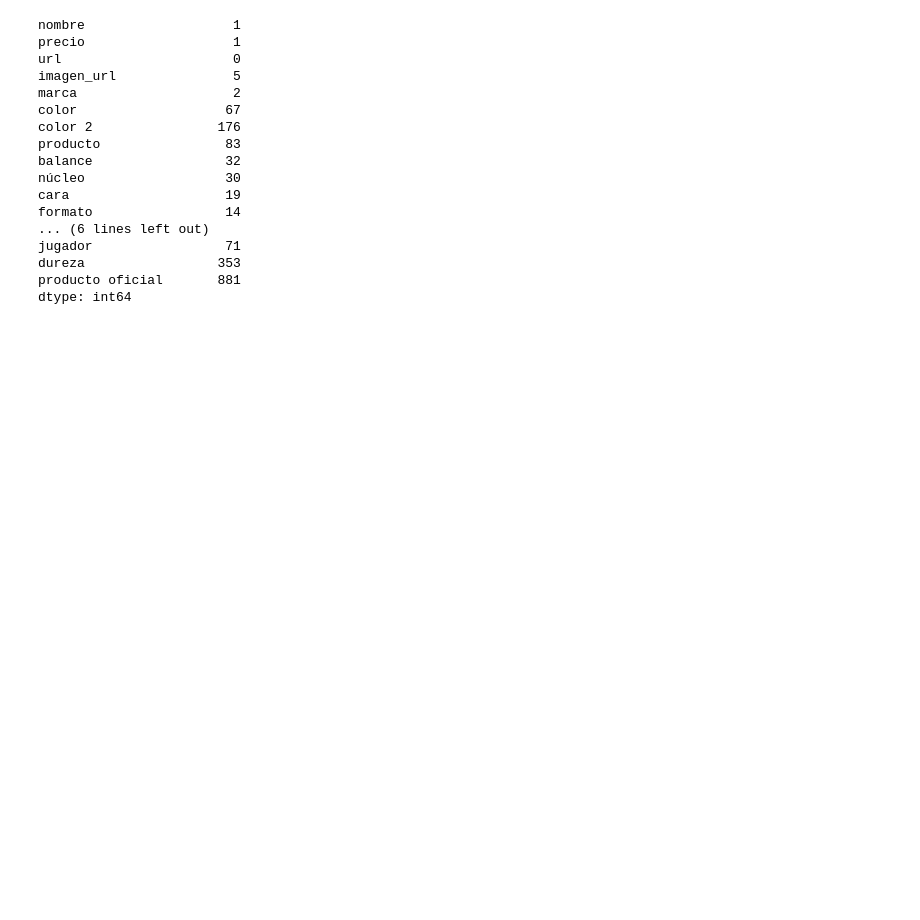
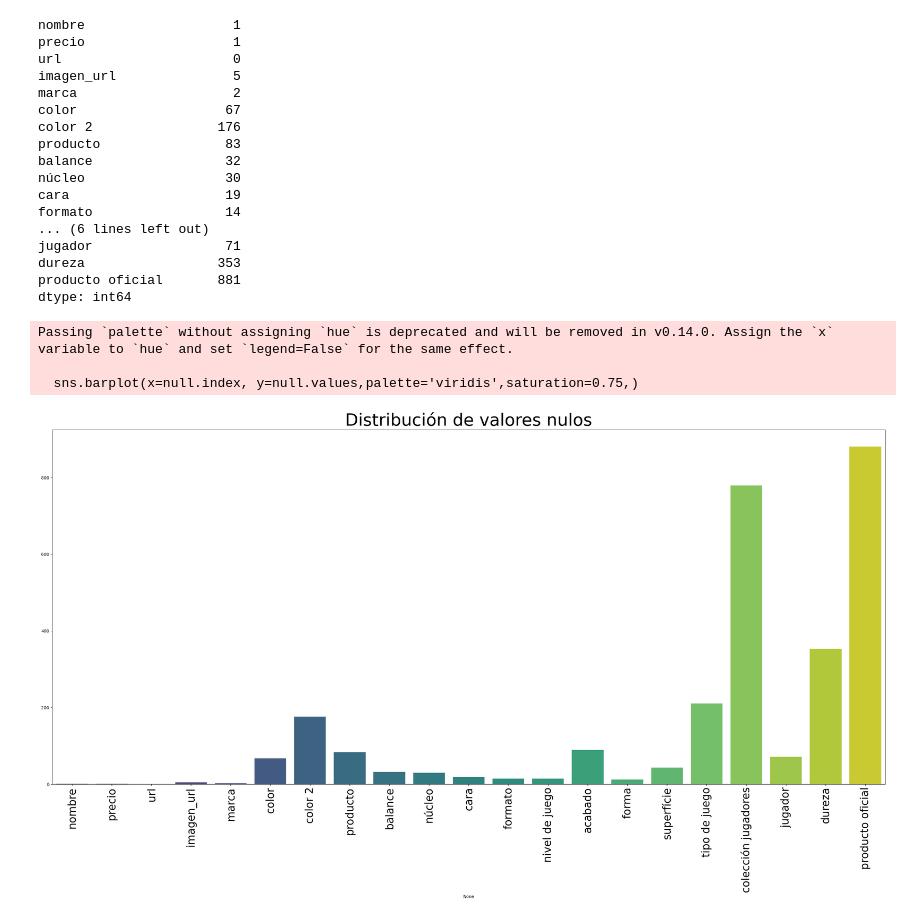
Before and after one commit to DataPadel/TFM_KSCHOOL, a Jupyter notebook: Alejandro/EDA.ipynb, the cells around one changed output. Cells and saved outputs as stored; diff of their text form; code cells hidden in the pictures; blank space fills up the shorter version.

```diff
--- a/Alejandro/EDA.ipynb
+++ b/Alejandro/EDA.ipynb
@@ -85,5 +121,18 @@ jugador                 71
 dureza                 353
 producto oficial       881
 dtype: int64
+# %%
+#visualizamos distribución de los nulos
+null = df.isnull().sum()
+plt.figure(figsize=(35,15))
+sns.barplot(x=null.index, y=null.values,palette='viridis',saturation=0.75,)
+plt.xticks(rotation=90,fontsize=25)
+plt.title('Distribución de valores nulos',fontsize = 40)
+plt.show()
+# %% [output]
+Passing `palette` without assigning `hue` is deprecated and will be removed in v0.14.0. Assign the `x` variable to `hue` and set `legend=False` for the same effect.
+
+  sns.barplot(x=null.index, y=null.values,palette='viridis',saturation=0.75,)
+[figure, added]
 # %%
 # quitar columnas que no aportan información o con demasiados valores nulos
```
Also changed, not shown: parts of 24 cells of this notebook, 4 other files.
